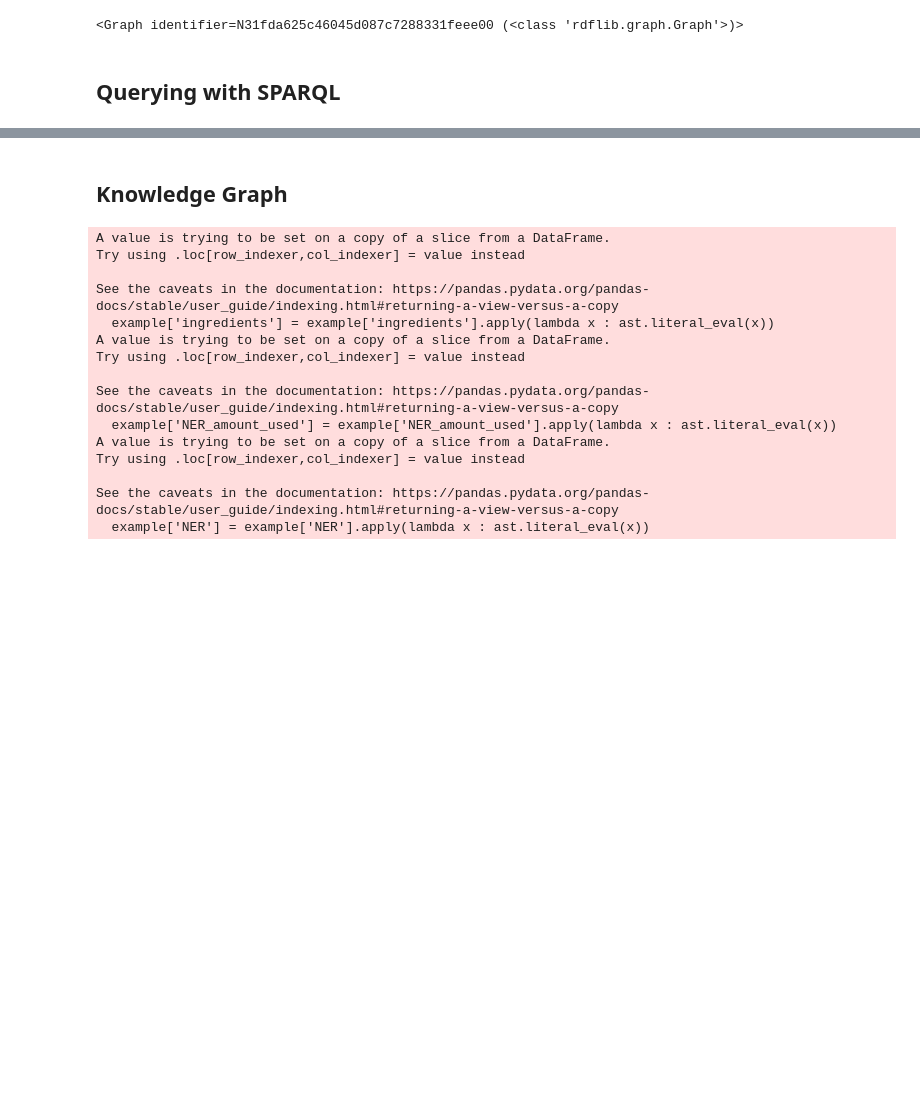
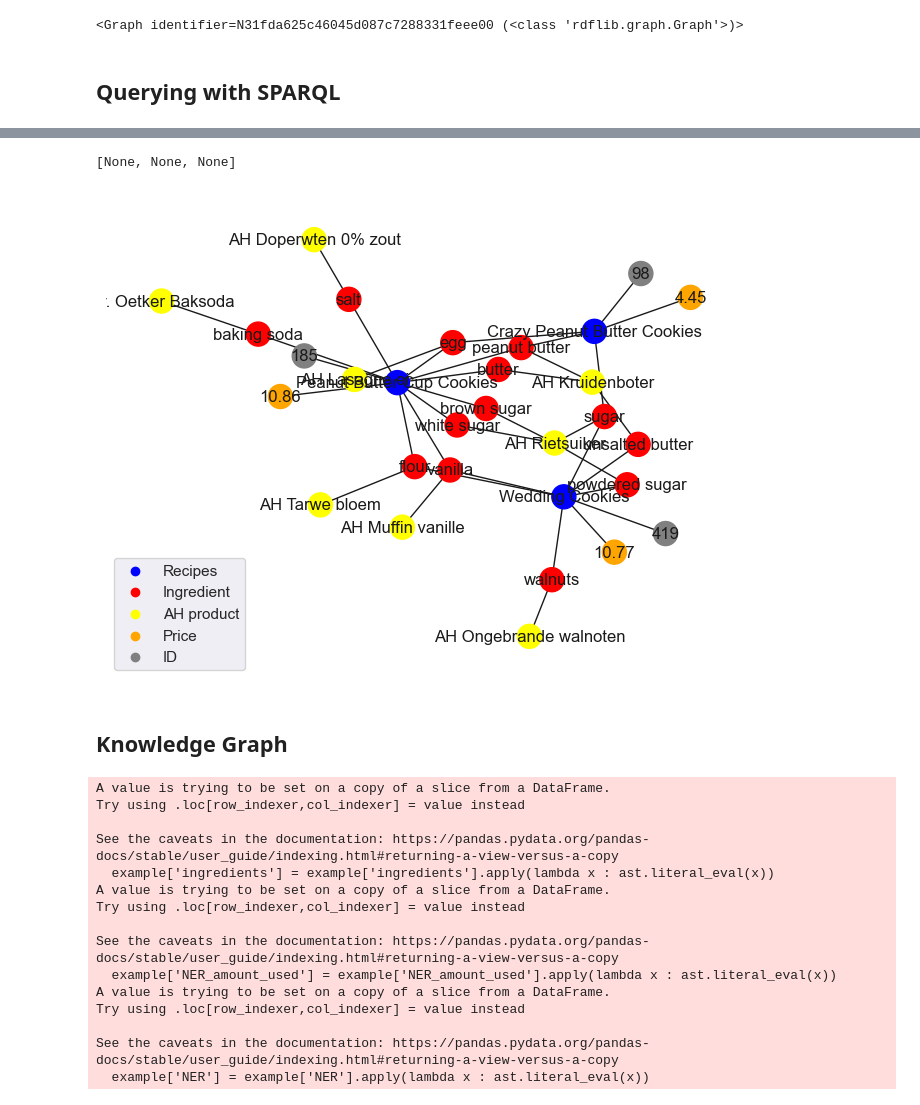
Before and after one commit to adiljahouh/knowledgeEngineering, a Jupyter notebook: new-recipe-code/Preprocessing.ipynb, the cells around one changed output, grey strips where cells are left out. Saved outputs shown, nothing was run; the diff lists cells and outputs as text; code cells hidden in the pictures; blank space fills up the shorter version.

Commit message:
Added visualization of the RDF

```diff
--- a/new-recipe-code/Preprocessing.ipynb
+++ b/new-recipe-code/Preprocessing.ipynb
@@ -668,0 +666,5 @@ plt.show()
+# %%
+# Create a dataframe from the query results
+dict = {'label': label_list, 'ingredients': ingr_list, 'ah_product':ah_product_list, 'price':price_list, 'id':id_list}
+df = pd.DataFrame(dict)
+df.head()
@@ -669,3 +716,51 @@ plt.show()
+# %%
+# create a colorblind-friendly colormap for all nodes
+color_map = []
+[color_map.append('blue') for _ in range(0, len(df['label'].values))]
+[color_map.append('red') for _ in range(0, len(all_ingredients))]
+[color_map.append('yellow') for _ in range(0, len(all_products))]
+[color_map.append('orange') for _ in range(0, len(df['price'].values))]
+[color_map.append('gray') for _ in range(0, len(df['id'].values))]
+# %% [output]
+[None, None, None]
+# %%
+# add edges between nodes
+for i in range(0, len(df)):
+    for label in df['label'].values:
+        for id in df['id'].values:
+            # add an edge between corresponding labels and IDS
+            if df['label'].iloc[i] == label and df['id'].iloc[i] == id:
+                G.add_edge(label, id)
+        for price in df['price'].values:
+            # add an edge between corresponding labels and price
+            if df['label'].iloc[i] == label and df['price'].iloc[i] == price:
+                G.add_edge(label, price)
+        for ingr in all_ingredients:
+            # add an edge between corresponding labels and ingredients
+            if df['label'].iloc[i] == label and ingr in df['ingredients'].iloc[i]:
+                G.add_edge(label, ingr)
+
+    # add an edge between corresponding ingredients and mapped AH products
+    for j in range(0, len(df['ingredients'].iloc[i])):
+        G.add_edge(df['ingredients'].iloc[i][j], df['ah_product'].iloc[i][j])
+
+# draw the network graph
+nx.draw(G, node_color=color_map, with_labels = True)
+
+# different layout for the network graph
+# nx.draw_kamada_kawai(G, node_color=color_map, with_labels = True)
+
+
+# create empty scatter plot for the legend of the network graph
+plt.scatter([],[], c='blue', label='Recipes')
+plt.scatter([],[], c='red', label='Ingredient')
+plt.scatter([],[], c='yellow', label='AH product')
+plt.scatter([],[], c='orange', label='Price')
+plt.scatter([],[], c='gray', label='ID')
+plt.legend()
+plt.show()
+# %% [output]
+[figure, added]
 # %% [markdown]
 ## Knowledge Graph
 # %%
```
Also changed, not shown: parts of 7 cells of this notebook.
